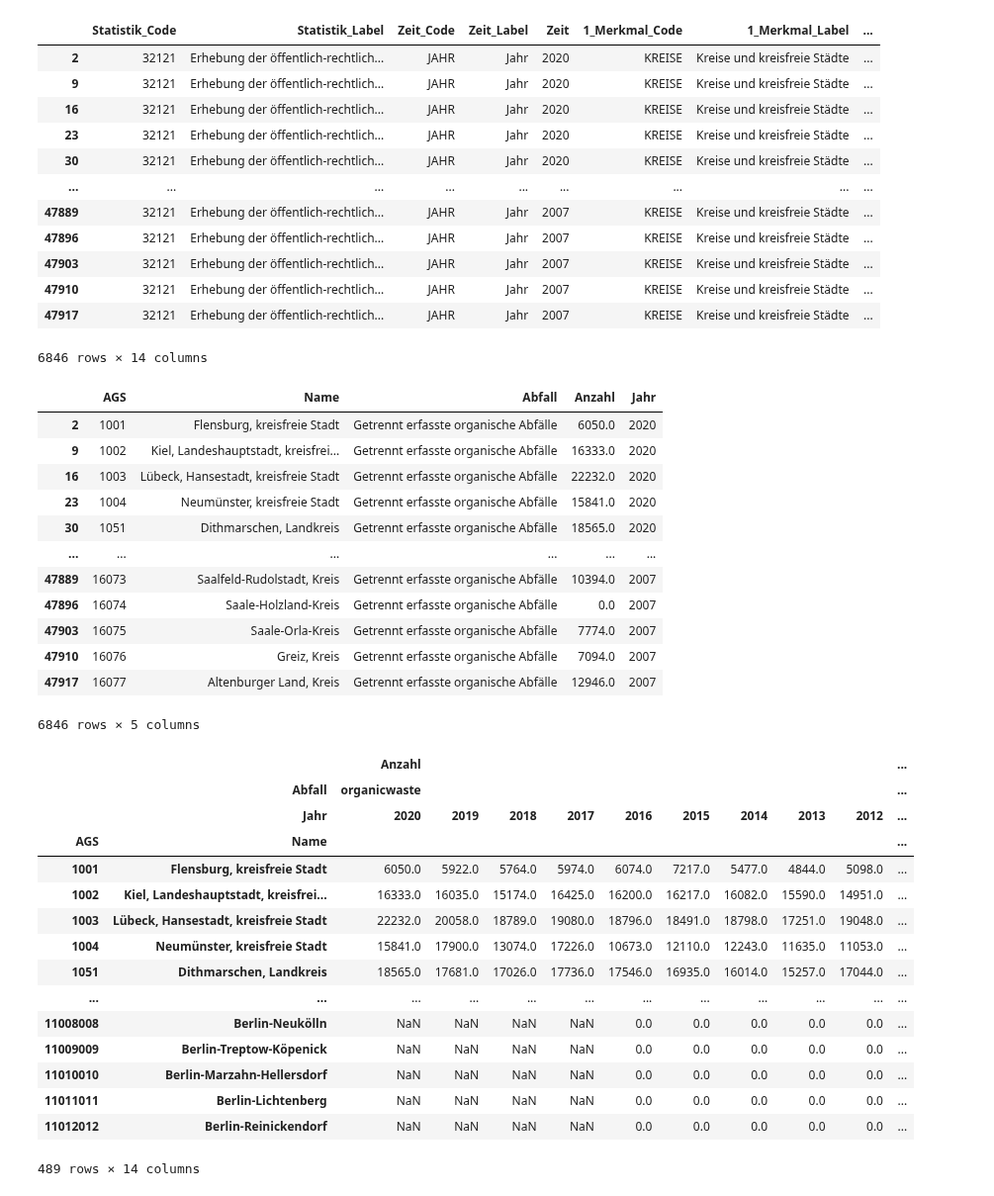
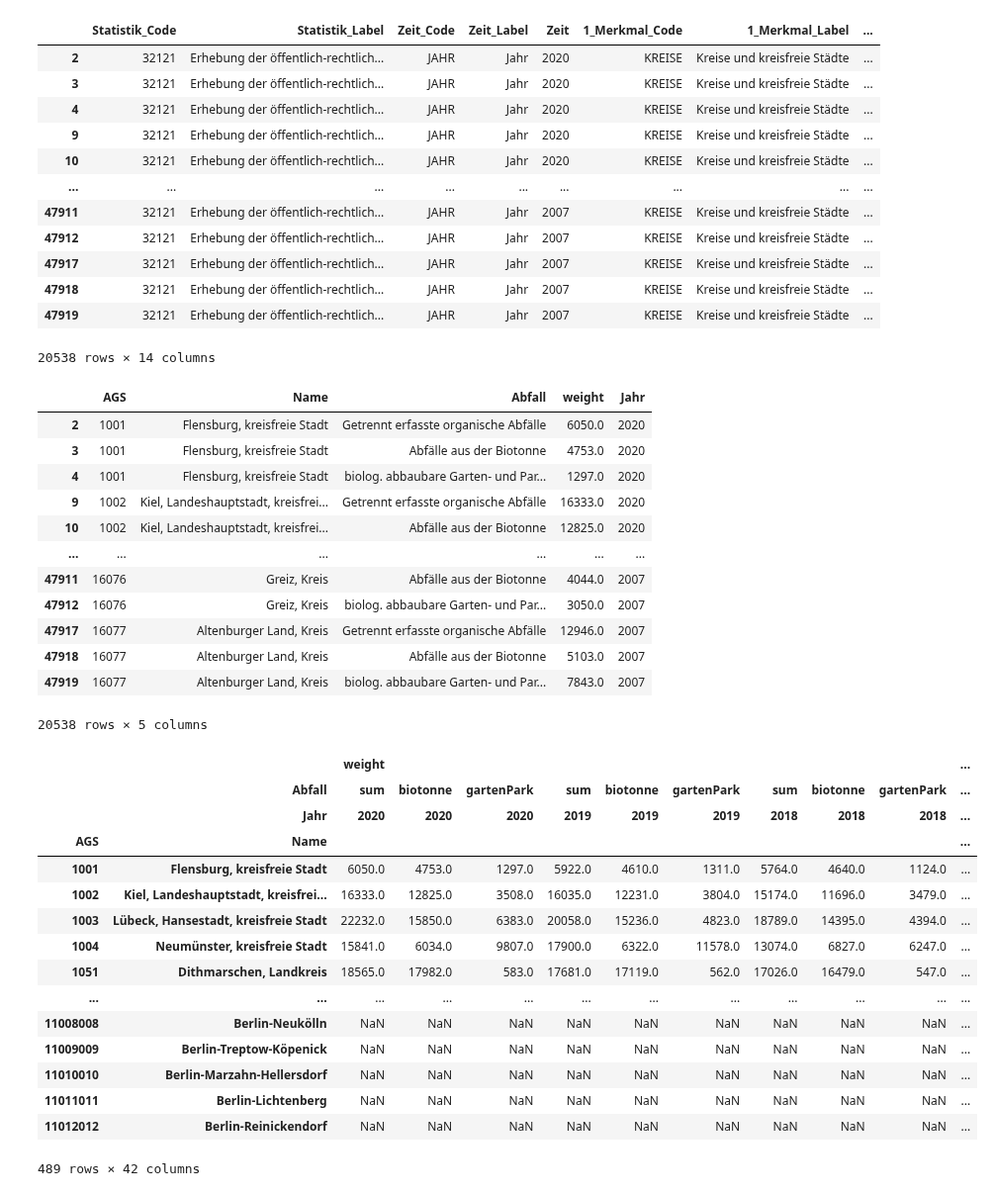
Before and after one commit to uclab-potsdam/klimataz, a Jupyter notebook: waste/final_data_waste_landkreis.ipynb, the cells around one changed output. Shown at 99% size. Saved outputs shown, nothing was run; the diff lists cells and outputs as text; code cells hidden in the pictures.

```diff
--- a/waste/final_data_waste_landkreis.ipynb
+++ b/waste/final_data_waste_landkreis.ipynb
@@ -15,9 +15,8 @@ import numpy as np
 #load dataset from local file
 source_df = pd.read_csv("data/32121-01-02-4-B_flat_haushaltsabfaelle.csv",delimiter=";", encoding='latin1', low_memory=False)
 
-#remove subgroups of waste Haus- und Sperrmüll, Getrennt erfasste organische Abfälle, Getrennt erfasste Wertstoffe, Sonstige Abfälle, Biotonne,
-#remove subgroups of waste Haus- und Sperrmüll, Getrennt erfasste organische Abfälle, Getrennt erfasste Wertstoffe, Sonstige Abfälle and Insgesamt and Insgesamt
-source_df = source_df[(source_df['2_Auspraegung_Code'] != 'ABFALLART100') & (source_df['2_Auspraegung_Code'] != 'ABFALLART300') & (source_df['2_Auspraegung_Code'] != 'ABFALLART400') & (source_df['2_Auspraegung_Code'] != 'ABFALLART201') & (source_df['2_Auspraegung_Code'] != 'ABFALLART202') & (source_df['2_Auspraegung_Label'] != "Insgesamt")]
+# #remove subgroups of waste (everything except for organic waste total) Haus- und Sperrmüll, Getrennt erfasste organische Abfälle, Getrennt erfasste Wertstoffe, Sonstige Abfälle, Biotonne, abbaubare Garten- und Parkabfälle and Insgesamt
+# source_df = source_df[(source_df['2_Auspraegung_Code'] != 'ABFALLART100') & (source_df['2_Auspraegung_Code'] != 'ABFALLART300') & (source_df['2_Auspraegung_Code'] != 'ABFALLART400') & (source_df['2_Auspraegung_Code'] != 'ABFALLART201') & (source_df['2_Auspraegung_Code'] != 'ABFALLART202') & (source_df['2_Auspraegung_Label'] != "Insgesamt")]
 
 #remove subgroups of waste Haus- und Sperrmüll, Getrennt erfasste organische Abfälle, Getrennt erfasste Wertstoffe, Sonstige Abfälle and Insgesamt
 source_df = source_df[(source_df['2_Auspraegung_Code'] != 'ABFALLART100') & (source_df['2_Auspraegung_Code'] != 'ABFALLART300') & (source_df['2_Auspraegung_Code'] != 'ABFALLART400') & (source_df['2_Auspraegung_Label'] != "Insgesamt")]
@@ -26,17 +25,17 @@ source_df
 # %% [output]
 |  | Statistik_Code | Statistik_Label | Zeit_Code | Zeit_Label | Zeit | 1_Merkmal_Code | 1_Merkmal_Label | ... |
 | 2 | 32121 | Erhebung der öffentlich-rechtlich... | JAHR | Jahr | 2020 | KREISE | Kreise und kreisfreie Städte | ... |
+| 3 | 32121 | Erhebung der öffentlich-rechtlich... | JAHR | Jahr | 2020 | KREISE | Kreise und kreisfreie Städte | ... |
+| 4 | 32121 | Erhebung der öffentlich-rechtlich... | JAHR | Jahr | 2020 | KREISE | Kreise und kreisfreie Städte | ... |
 | 9 | 32121 | Erhebung der öffentlich-rechtlich... | JAHR | Jahr | 2020 | KREISE | Kreise und kreisfreie Städte | ... |
-| 16 | 32121 | Erhebung der öffentlich-rechtlich... | JAHR | Jahr | 2020 | KREISE | Kreise und kreisfreie Städte | ... |
-| 23 | 32121 | Erhebung der öffentlich-rechtlich... | JAHR | Jahr | 2020 | KREISE | Kreise und kreisfreie Städte | ... |
-| 30 | 32121 | Erhebung der öffentlich-rechtlich... | JAHR | Jahr | 2020 | KREISE | Kreise und kreisfreie Städte | ... |
+| 10 | 32121 | Erhebung der öffentlich-rechtlich... | JAHR | Jahr | 2020 | KREISE | Kreise und kreisfreie Städte | ... |
 | ... | ... | ... | ... | ... | ... | ... | ... | ... |
-| 47889 | 32121 | Erhebung der öffentlich-rechtlich... | JAHR | Jahr | 2007 | KREISE | Kreise und kreisfreie Städte | ... |
-| 47896 | 32121 | Erhebung der öffentlich-rechtlich... | JAHR | Jahr | 2007 | KREISE | Kreise und kreisfreie Städte | ... |
-| 47903 | 32121 | Erhebung der öffentlich-rechtlich... | JAHR | Jahr | 2007 | KREISE | Kreise und kreisfreie Städte | ... |
-| 47910 | 32121 | Erhebung der öffentlich-rechtlich... | JAHR | Jahr | 2007 | KREISE | Kreise und kreisfreie Städte | ... |
+| 47911 | 32121 | Erhebung der öffentlich-rechtlich... | JAHR | Jahr | 2007 | KREISE | Kreise und kreisfreie Städte | ... |
+| 47912 | 32121 | Erhebung der öffentlich-rechtlich... | JAHR | Jahr | 2007 | KREISE | Kreise und kreisfreie Städte | ... |
 | 47917 | 32121 | Erhebung der öffentlich-rechtlich... | JAHR | Jahr | 2007 | KREISE | Kreise und kreisfreie Städte | ... |
+| 47918 | 32121 | Erhebung der öffentlich-rechtlich... | JAHR | Jahr | 2007 | KREISE | Kreise und kreisfreie Städte | ... |
+| 47919 | 32121 | Erhebung der öffentlich-rechtlich... | JAHR | Jahr | 2007 | KREISE | Kreise und kreisfreie Städte | ... |
-6846 rows × 14 columns
+20538 rows × 14 columns
 # %%
 waste_df = source_df.copy()
 
@@ -50,54 +49,57 @@ waste_df.drop(columns=['Zeit','Statistik_Code', 'Statistik_Label', 'Zeit_Code',
        '2_Auspraegung_Code'],inplace=True)
 
 #rename columns
-waste_df.rename(columns={'1_Auspraegung_Code':'AGS','1_Auspraegung_Label':'Name','2_Auspraegung_Label':'Abfall','AEW009__Aufkommen_an_Haushaltsabfaellen_(o.E-altgeraete)__t':'Anzahl'},inplace=True)
+waste_df.rename(columns={'1_Auspraegung_Code':'AGS','1_Auspraegung_Label':'Name','2_Auspraegung_Label':'Abfall','AEW009__Aufkommen_an_Haushaltsabfaellen_(o.E-altgeraete)__t':'weight'},inplace=True)
 
 #replace '-' with 0 and '.' with 'NaN according to Zeichnerklärung
-waste_df['Anzahl'].replace('-','0',inplace=True)
-waste_df['Anzahl'] = waste_df['Anzahl'].apply(pd.to_numeric,errors='coerce')
+waste_df['weight'].replace('-','0',inplace=True)
+waste_df['weight'] = waste_df['weight'].apply(pd.to_numeric,errors='coerce')
 
 waste_df['AGS']=waste_df['AGS'].replace("DG",0)
 
 waste_df
 # %% [output]
-|  | AGS | Name | Abfall | Anzahl | Jahr |
+|  | AGS | Name | Abfall | weight | Jahr |
 | 2 | 1001 | Flensburg, kreisfreie Stadt | Getrennt erfasste organische Abfälle | 6050.0 | 2020 |
+| 3 | 1001 | Flensburg, kreisfreie Stadt | Abfälle aus der Biotonne | 4753.0 | 2020 |
+| 4 | 1001 | Flensburg, kreisfreie Stadt | biolog. abbaubare Garten- und Par... | 1297.0 | 2020 |
 | 9 | 1002 | Kiel, Landeshauptstadt, kreisfrei... | Getrennt erfasste organische Abfälle | 16333.0 | 2020 |
-| 16 | 1003 | Lübeck, Hansestadt, kreisfreie Stadt | Getrennt erfasste organische Abfälle | 22232.0 | 2020 |
-| 23 | 1004 | Neumünster, kreisfreie Stadt | Getrennt erfasste organische Abfälle | 15841.0 | 2020 |
-| 30 | 1051 | Dithmarschen, Landkreis | Getrennt erfasste organische Abfälle | 18565.0 | 2020 |
+| 10 | 1002 | Kiel, Landeshauptstadt, kreisfrei... | Abfälle aus der Biotonne | 12825.0 | 2020 |
 | ... | ... | ... | ... | ... | ... |
-| 47889 | 16073 | Saalfeld-Rudolstadt, Kreis | Getrennt erfasste organische Abfälle | 10394.0 | 2007 |
-| 47896 | 16074 | Saale-Holzland-Kreis | Getrennt erfasste organische Abfälle | 0.0 | 2007 |
-| 47903 | 16075 | Saale-Orla-Kreis | Getrennt erfasste organische Abfälle | 7774.0 | 2007 |
-| 47910 | 16076 | Greiz, Kreis | Getrennt erfasste organische Abfälle | 7094.0 | 2007 |
+| 47911 | 16076 | Greiz, Kreis | Abfälle aus der Biotonne | 4044.0 | 2007 |
+| 47912 | 16076 | Greiz, Kreis | biolog. abbaubare Garten- und Par... | 3050.0 | 2007 |
 | 47917 | 16077 | Altenburger Land, Kreis | Getrennt erfasste organische Abfälle | 12946.0 | 2007 |
+| 47918 | 16077 | Altenburger Land, Kreis | Abfälle aus der Biotonne | 5103.0 | 2007 |
+| 47919 | 16077 | Altenburger Land, Kreis | biolog. abbaubare Garten- und Par... | 7843.0 | 2007 |
-6846 rows × 5 columns
+20538 rows × 5 columns
 # %%
 #pivot dataframe to show waste and years as columns
-pt_df = waste_df.pivot(index=['AGS','Name'],columns=['Abfall','Jahr'],values=['Anzahl'])
+pt_df = waste_df.pivot(index=['AGS','Name'],columns=['Abfall','Jahr'],values=['weight'])
 
 #rename columns
-pt_df.rename(columns={'Getrennt erfasste organische Abfälle':'organicwaste'},inplace=True)
+pt_df.rename(columns={'Getrennt erfasste organische Abfälle':'sum'},inplace=True)
+
+#rename columns sub groups organic waste
+pt_df.rename(columns={'biolog. abbaubare Garten- und Parkabfälle':'gartenPark', 'Abfälle aus der Biotonne':'biotonne'},inplace=True)
 
 pt_df
 # %% [output]
-|  |  | Anzahl |  |  |  |  |  |  |  |  | ... |
-|  | Abfall | organicwaste |  |  |  |  |  |  |  |  | ... |
-|  | Jahr | 2020 | 2019 | 2018 | 2017 | 2016 | 2015 | 2014 | 2013 | 2012 | ... |
+|  |  | weight |  |  |  |  |  |  |  |  | ... |
+|  | Abfall | sum | biotonne | gartenPark | sum | biotonne | gartenPark | sum | biotonne | gartenPark | ... |
+|  | Jahr | 2020 | 2020 | 2020 | 2019 | 2019 | 2019 | 2018 | 2018 | 2018 | ... |
 | AGS | Name |  |  |  |  |  |  |  |  |  | ... |
-| 1001 | Flensburg, kreisfreie Stadt | 6050.0 | 5922.0 | 5764.0 | 5974.0 | 6074.0 | 7217.0 | 5477.0 | 4844.0 | 5098.0 | ... |
-| 1002 | Kiel, Landeshauptstadt, kreisfrei... | 16333.0 | 16035.0 | 15174.0 | 16425.0 | 16200.0 | 16217.0 | 16082.0 | 15590.0 | 14951.0 | ... |
-| 1003 | Lübeck, Hansestadt, kreisfreie Stadt | 22232.0 | 20058.0 | 18789.0 | 19080.0 | 18796.0 | 18491.0 | 18798.0 | 17251.0 | 19048.0 | ... |
-| 1004 | Neumünster, kreisfreie Stadt | 15841.0 | 17900.0 | 13074.0 | 17226.0 | 10673.0 | 12110.0 | 12243.0 | 11635.0 | 11053.0 | ... |
-| 1051 | Dithmarschen, Landkreis | 18565.0 | 17681.0 | 17026.0 | 17736.0 | 17546.0 | 16935.0 | 16014.0 | 15257.0 | 17044.0 | ... |
+| 1001 | Flensburg, kreisfreie Stadt | 6050.0 | 4753.0 | 1297.0 | 5922.0 | 4610.0 | 1311.0 | 5764.0 | 4640.0 | 1124.0 | ... |
+| 1002 | Kiel, Landeshauptstadt, kreisfrei... | 16333.0 | 12825.0 | 3508.0 | 16035.0 | 12231.0 | 3804.0 | 15174.0 | 11696.0 | 3479.0 | ... |
+| 1003 | Lübeck, Hansestadt, kreisfreie Stadt | 22232.0 | 15850.0 | 6383.0 | 20058.0 | 15236.0 | 4823.0 | 18789.0 | 14395.0 | 4394.0 | ... |
+| 1004 | Neumünster, kreisfreie Stadt | 15841.0 | 6034.0 | 9807.0 | 17900.0 | 6322.0 | 11578.0 | 13074.0 | 6827.0 | 6247.0 | ... |
+| 1051 | Dithmarschen, Landkreis | 18565.0 | 17982.0 | 583.0 | 17681.0 | 17119.0 | 562.0 | 17026.0 | 16479.0 | 547.0 | ... |
 | ... | ... | ... | ... | ... | ... | ... | ... | ... | ... | ... | ... |
-| 11008008 | Berlin-Neukölln | NaN | NaN | NaN | NaN | 0.0 | 0.0 | 0.0 | 0.0 | 0.0 | ... |
-| 11009009 | Berlin-Treptow-Köpenick | NaN | NaN | NaN | NaN | 0.0 | 0.0 | 0.0 | 0.0 | 0.0 | ... |
-| 11010010 | Berlin-Marzahn-Hellersdorf | NaN | NaN | NaN | NaN | 0.0 | 0.0 | 0.0 | 0.0 | 0.0 | ... |
-| 11011011 | Berlin-Lichtenberg | NaN | NaN | NaN | NaN | 0.0 | 0.0 | 0.0 | 0.0 | 0.0 | ... |
-| 11012012 | Berlin-Reinickendorf | NaN | NaN | NaN | NaN | 0.0 | 0.0 | 0.0 | 0.0 | 0.0 | ... |
+| 11008008 | Berlin-Neukölln | NaN | NaN | NaN | NaN | NaN | NaN | NaN | NaN | NaN | ... |
+| 11009009 | Berlin-Treptow-Köpenick | NaN | NaN | NaN | NaN | NaN | NaN | NaN | NaN | NaN | ... |
+| 11010010 | Berlin-Marzahn-Hellersdorf | NaN | NaN | NaN | NaN | NaN | NaN | NaN | NaN | NaN | ... |
+| 11011011 | Berlin-Lichtenberg | NaN | NaN | NaN | NaN | NaN | NaN | NaN | NaN | NaN | ... |
+| 11012012 | Berlin-Reinickendorf | NaN | NaN | NaN | NaN | NaN | NaN | NaN | NaN | NaN | ... |
-489 rows × 14 columns
+489 rows × 42 columns
 # %%
 #collapse levels of column names and join waste type to year
 pt_df.columns = pt_df.columns.map('_'.join)
```
Also changed, not shown: parts of 1 cell of this notebook.
